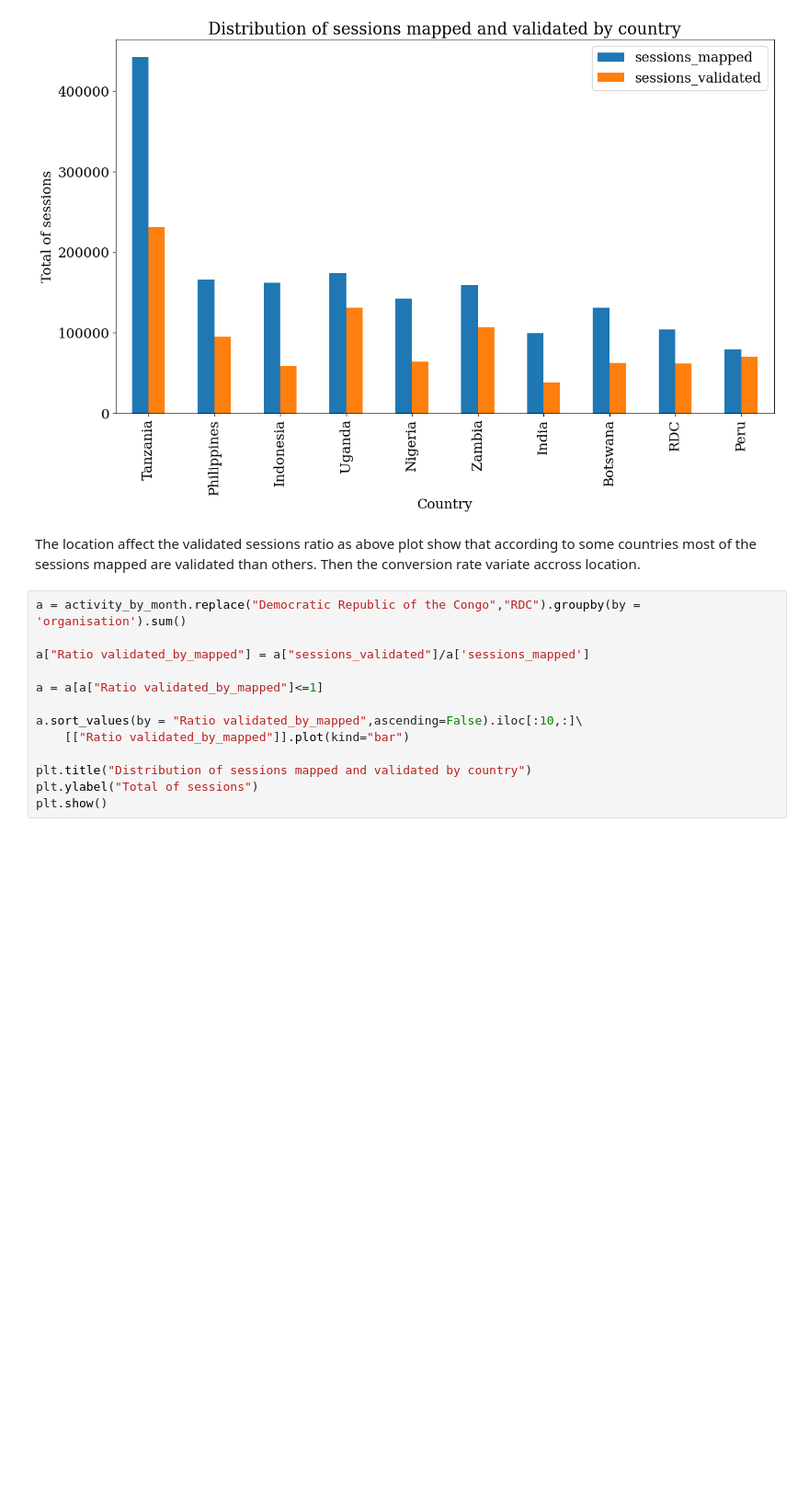
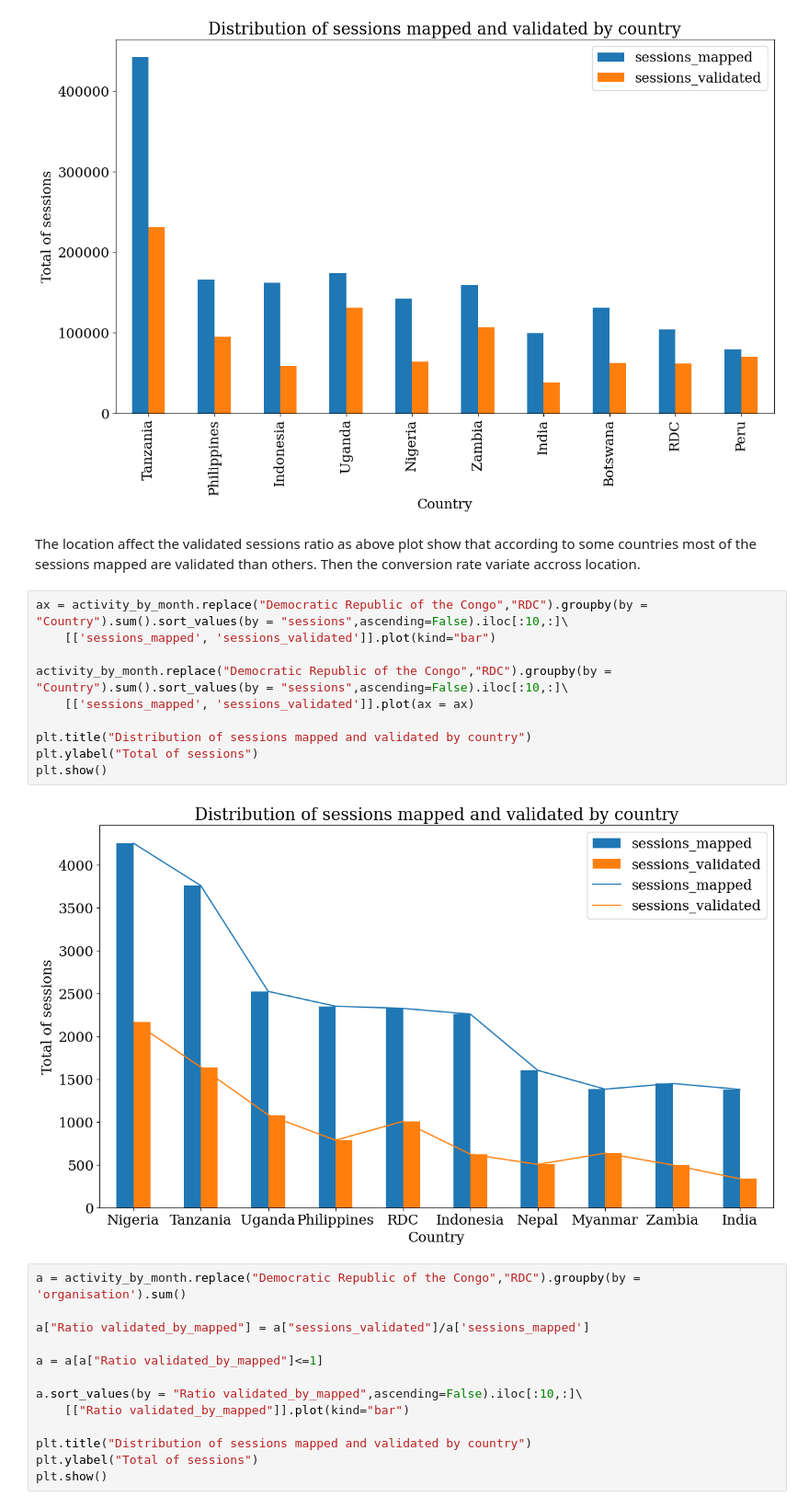
Before and after one commit to SIDIBEMoussa/Humanitarian-activity-analysis, a Jupyter notebook: Final notebook (EDA + Modeling)/Final_Notebook.ipynb, the cells around one changed output. Shown at 92% size. Cells and saved outputs as stored; diff of their text form; blank space fills up the shorter version.

Commit message:
Plot update

```diff
--- a/Final notebook (EDA + Modeling)/Final_Notebook.ipynb
+++ b/Final notebook (EDA + Modeling)/Final_Notebook.ipynb
@@ -138,6 +138,18 @@ plt.show()
 [figure]
 # %% [markdown]
 The location affect the validated sessions ratio as above plot show that according to some countries most of the sessions mapped are validated than others. Then the conversion rate variate accross location.
+# %%
+ax = activity_by_month.replace("Democratic Republic of the Congo","RDC").groupby(by = "Country").sum().sort_values(by = "sessions",ascending=False).iloc[:10,:]\
+    [['sessions_mapped', 'sessions_validated']].plot(kind="bar")
+
+activity_by_month.replace("Democratic Republic of the Congo","RDC").groupby(by = "Country").sum().sort_values(by = "sessions",ascending=False).iloc[:10,:]\
+    [['sessions_mapped', 'sessions_validated']].plot(ax = ax)
+
+plt.title("Distribution of sessions mapped and validated by country")
+plt.ylabel("Total of sessions")
+plt.show()
+# %% [output]
+[figure, added]
 # %%
 a = activity_by_month.replace("Democratic Republic of the Congo","RDC").groupby(by = 'organisation').sum()
 
```
